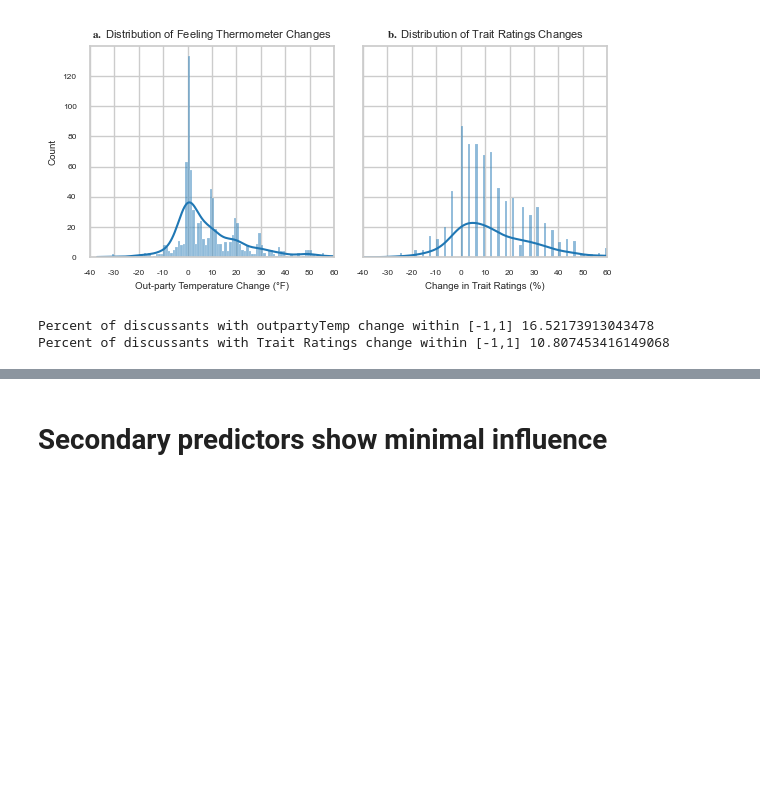
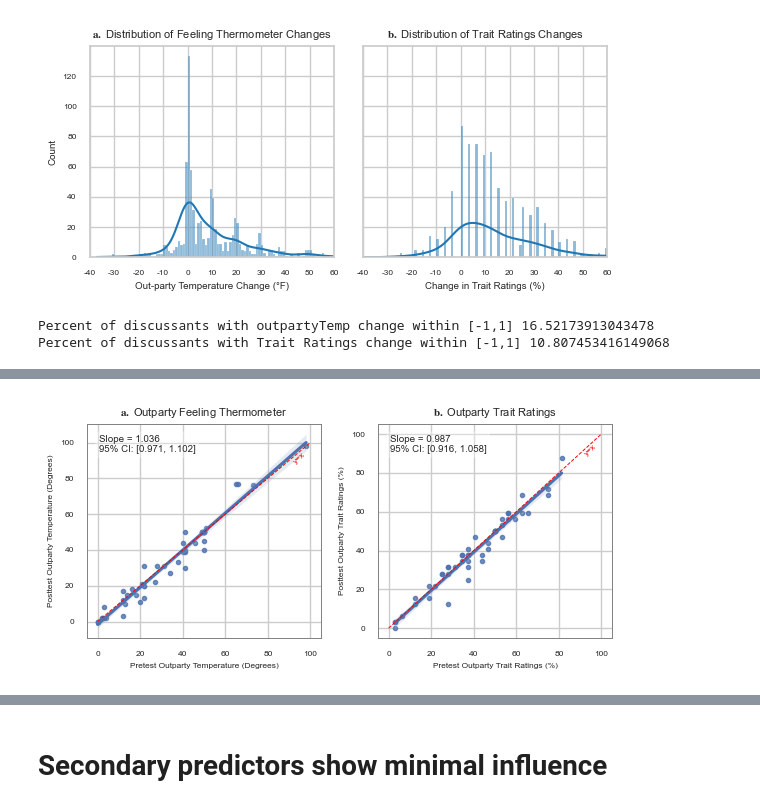
Before and after one commit to Watts-Lab/topic_choice, a Jupyter notebook: analyze_study_data.ipynb, the cells around one changed output, grey strips where cells are left out. Drawn from its saved outputs; the diff is of its cells as text; code cells hidden in the pictures; blank space fills up the shorter version.

```diff
--- a/analyze_study_data.ipynb
+++ b/analyze_study_data.ipynb
@@ -972,0 +993,70 @@ r2_table
+# %%
+import seaborn as sns
+import matplotlib.pyplot as plt
+import scipy.stats as stats
+from scipy.stats import t
+
+# Create 2-panel figure
+fig, axes = plt.subplots(1, 2, figsize=(6, 3))
+
+# Define a helper function for plotting with slope annotation
+def plot_reg_with_slope(ax, x, y, xlabel, ylabel, title):
+    # Compute regression
+    slope, intercept, r_value, p_value, std_err = stats.linregress(x, y)
+
+    # 95% CI for slope
+    n = len(x)
+    t_val = t.ppf(0.975, df=n - 2)
+    slope_ci_low = slope - t_val * std_err
+    slope_ci_high = slope + t_val * std_err
+
+    # Plot
+    sns.regplot(x=x, y=y, ci=95, ax=ax, marker='.')
+    ax.set_xlabel(xlabel, fontsize=6)
+    ax.set_ylabel(ylabel, fontsize=6)
+    ax.set_title(title, fontsize=8)
+    ax.tick_params(axis='both', labelsize=6)
+
+    # Annotate slope
+    textstr = f"Slope = {slope:.3f}\n95% CI: [{slope_ci_low:.3f}, {slope_ci_high:.3f}]"
+    ax.text(0.05, 0.95, textstr, transform=ax.transAxes,
+            fontsize=7, verticalalignment='top',
+            bbox=dict(boxstyle='round', facecolor='white', alpha=0.3))
+
+    # Add a 45-degree line for reference
+    ax.plot([0, 100], [0, 100], color='red', linestyle='--', linewidth=0.7, label='y=x')
+    ax.text(95, 95, 'y=x', #transform=ax.transAxes,
+            fontsize=6, verticalalignment='top',
+            horizontalalignment='center', color='red', rotation=45)
+
+
+    for spine in ax.spines.values():
+        spine.set_edgecolor('gray')
+        spine.set_linewidth(0.7)
+
+
+# Left: Outparty Temperature
+plot_reg_with_slope(
+    axes[0],
+    no_conversation_control_data_clean["outparty_pretest_feeling_thermometer"],
+    no_conversation_control_data_clean["outparty_posttest_feeling_thermometer"],
+    xlabel='Pretest Outparty Temperature (Degrees)',
+    ylabel='Posttest Outparty Temperature (Degrees)',
+    title=r'$\mathbf{a.}$ Outparty Feeling Thermometer'
+)
+
+# Right: Trait Ratings
+plot_reg_with_slope(
+    axes[1],
+    no_conversation_control_data_clean["outparty_pretest_trait_ratings"],
+    no_conversation_control_data_clean["outparty_posttest_trait_ratings"],
+    xlabel='Pretest Outparty Trait Ratings (%)',
+    ylabel='Posttest Outparty Trait Ratings (%)',
+    title=r'$\mathbf{b.}$ Outparty Trait Ratings'
+)
+
+plt.tight_layout()
+plt.savefig('fig_no_conversation_control.pdf', format='pdf')
+plt.show()
+# %% [output]
+[figure, added]
```
Also changed, not shown: parts of 28 cells of this notebook, 19 other files.
